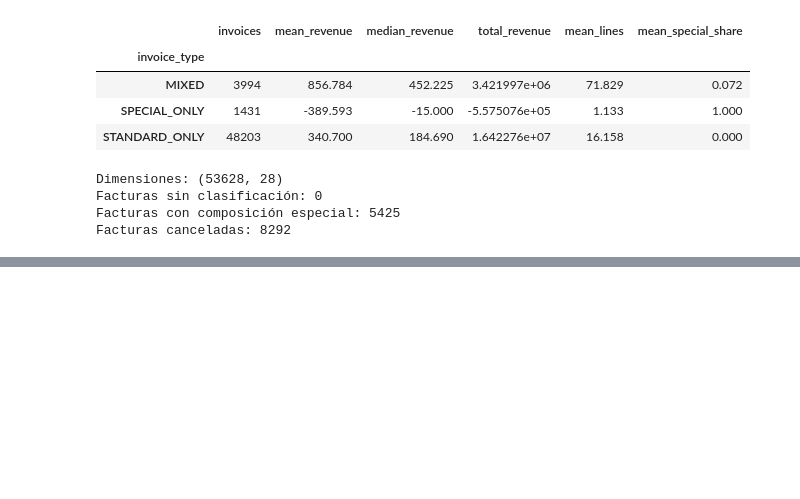
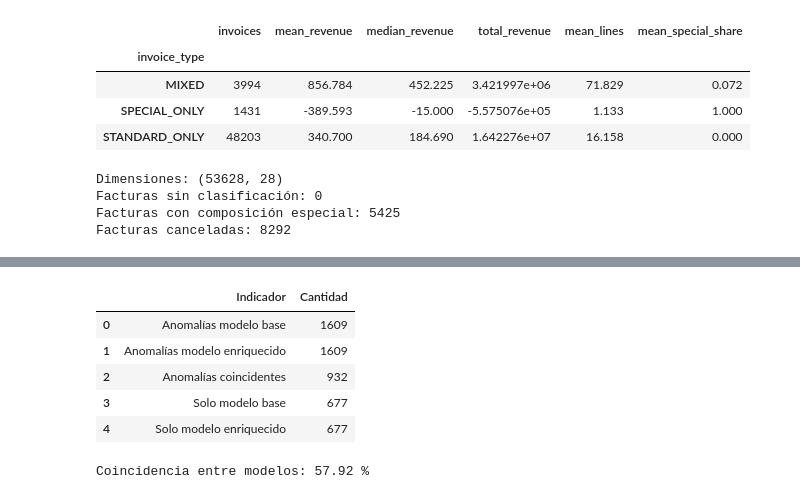
Before and after one commit to Milu2662/BI-PYMES-ML, a Jupyter notebook: notebook/04_isolation_forest.ipynb, the cells around one changed output, grey strips where cells are left out. Saved outputs shown, nothing was run; the diff lists cells and outputs as text; code cells hidden in the pictures; blank space fills up the shorter version.

```diff
--- a/notebook/04_isolation_forest.ipynb
+++ b/notebook/04_isolation_forest.ipynb
@@ -1030,0 +1079,61 @@ display(results_df)
+# %%
+import pandas as pd
+import numpy as np
+
+# Recuperar resultados de ambos modelos
+base_results = scored.copy()
+enriched_results = scored_enriched.copy()
+
+# Identificar anomalías por factura
+base_anomalies = set(
+    base_results.loc[
+        base_results["if_anomaly"] == 1, "InvoiceNo"
+    ]
+)
+
+enriched_anomalies = set(
+    enriched_results.loc[
+        enriched_results["if_anomaly"] == 1, "InvoiceNo"
+    ]
+)
+
+# Comparación de alertas
+both = base_anomalies & enriched_anomalies
+base_only = base_anomalies - enriched_anomalies
+enriched_only = enriched_anomalies - base_anomalies
+
+comparison = pd.DataFrame({
+    "Indicador": [
+        "Anomalías modelo base",
+        "Anomalías modelo enriquecido",
+        "Anomalías coincidentes",
+        "Solo modelo base",
+        "Solo modelo enriquecido"
+    ],
+    "Cantidad": [
+        len(base_anomalies),
+        len(enriched_anomalies),
+        len(both),
+        len(base_only),
+        len(enriched_only)
+    ]
+})
+
+display(comparison)
+
+print(
+    "\nCoincidencia entre modelos:",
+    round(
+        len(both) / len(base_anomalies) * 100,
+        2
+    ),
+    "%"
+)
+# %% [output]
+|  | Indicador | Cantidad |
+| 0 | Anomalías modelo base | 1609 |
+| 1 | Anomalías modelo enriquecido | 1609 |
+| 2 | Anomalías coincidentes | 932 |
+| 3 | Solo modelo base | 677 |
+| 4 | Solo modelo enriquecido | 677 |
+Coincidencia entre modelos: 57.92 %
```
Also changed, not shown: parts of 17 cells of this notebook.
